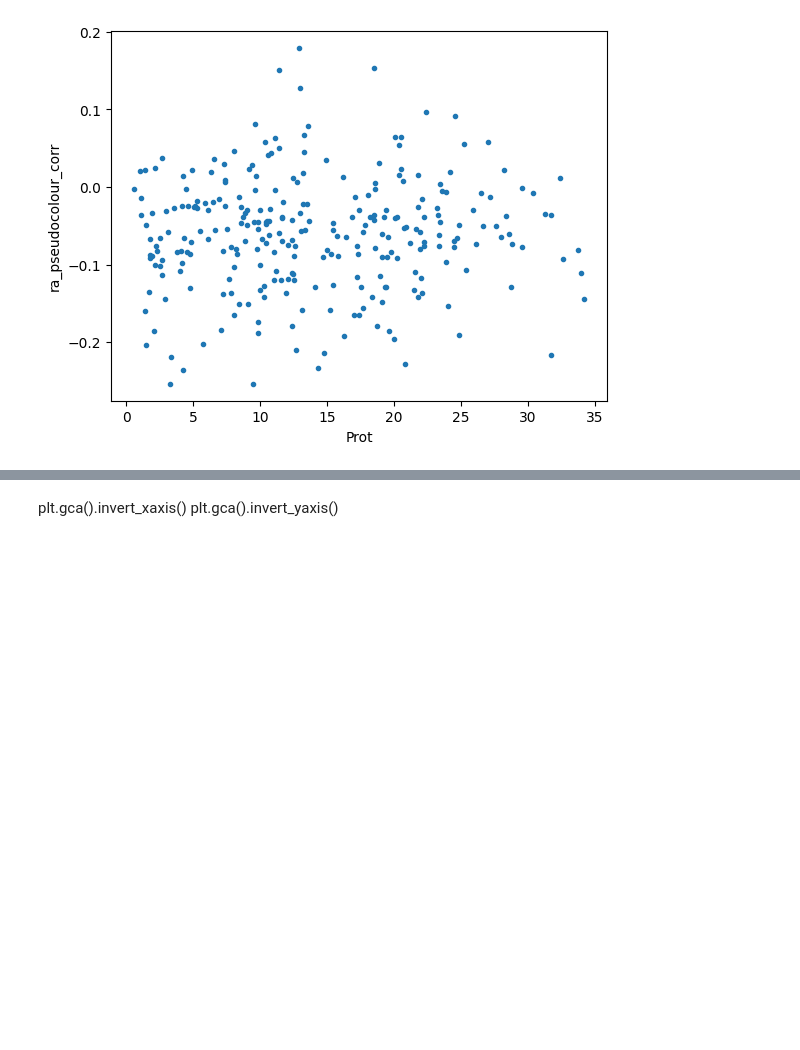
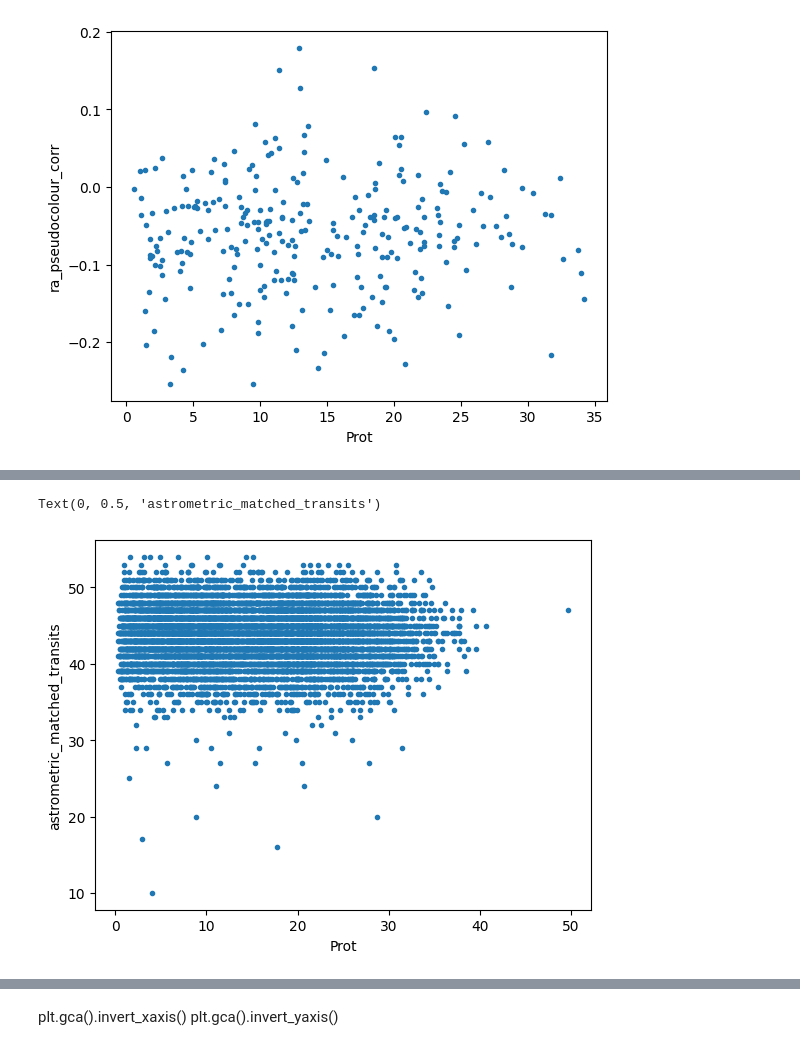
Before and after one commit to Jadesola3/SRMP, a Jupyter notebook: star_rotation_official.ipynb, the cells around one changed output, grey strips where cells are left out. Saved outputs shown, nothing was run; the diff lists cells and outputs as text; code cells hidden in the pictures; blank space fills up the shorter version.

```diff
--- a/star_rotation_official.ipynb
+++ b/star_rotation_official.ipynb
@@ -333,0 +338,7 @@ plt.ylabel('pmra_pseudocolour_corr')
+# %%
+plt.plot(df['Prot'], df['astrometric_matched_transits'], '.')
+plt.xlabel('Prot')
+plt.ylabel('astrometric_matched_transits')
+# %% [output]
+Text(0, 0.5, 'astrometric_matched_transits')
+[figure, added]
```
Also changed, not shown: parts of 51 cells of this notebook.
